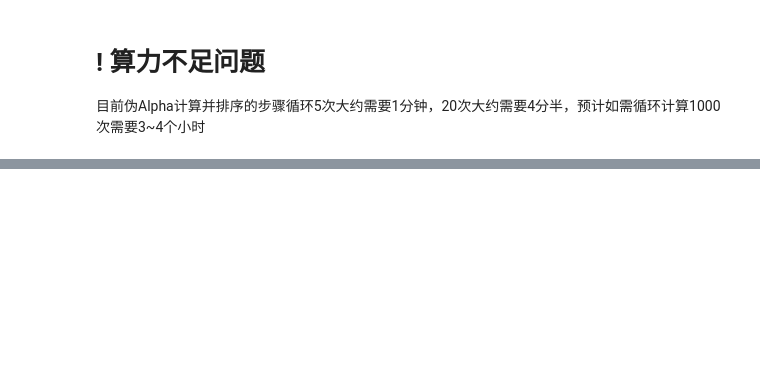
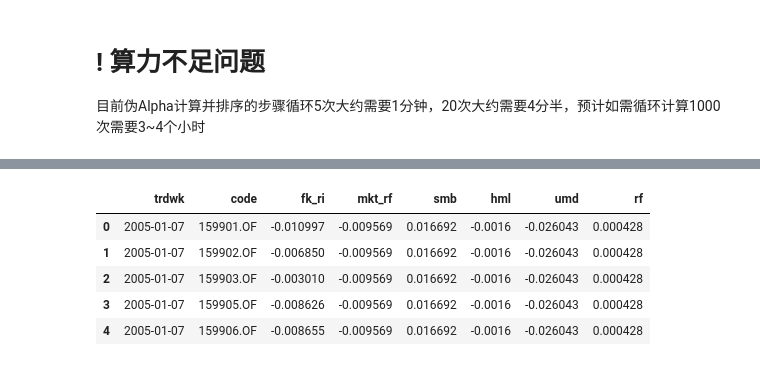
Before and after one commit to Zuochenhao0427/test01, a Jupyter notebook: script.ipynb, the cells around one changed output, grey strips where cells are left out. Cells and saved outputs as stored; diff of their text form; code cells hidden in the pictures; blank space fills up the shorter version.

```diff
--- a/script.ipynb
+++ b/script.ipynb
@@ -501,6 +377,0 @@ len(fmodel_spl)
-# %%
-f_spl = np.array(fmodel_spl)
-# %%
-columns = fmodel_spl.columns.values
-df = pd.DataFrame(f_spl, columns = columns)
-df.head(5)
@@ -521,3 +377,0 @@ len(df)
-# %%
-n = len(df)
-tmp_df = df.iloc[np.random.randint(n, size=n)]
@@ -569,0 +378,37 @@ tmp_df.reset_index(drop = True).rename(columns = {'index':'time_series'})
+# %%
+def f_sampling(fk_r_df, c_factors):
+    time = pd.DataFrame(fk_r_df['trdwk'].unique()).sort_values(by=0) # 保留原始时序标签
+
+    # 窄表变宽表
+    f_spl = fk_r_df.pivot_table(index='trdwk',
+                                columns = 'code',
+                                values = 'fk_r') # 行-时间，列-所有基金，单元格表示一只基金在一个时间点的伪回报率（回报减去alpha）
+    # 去掉宽表中的多层索引
+    f_spl1 = np.array(f_spl)
+    columns = f_spl.columns.values
+    f_spl_df = pd.DataFrame(f_spl1, columns = columns).fillna(0) # 补足某些基金在早期时间点上的NaN
+
+    # 按时间进行抽样
+    n = len(f_spl_df)
+    f_spl_df_b = f_spl_df.iloc[np.random.randint(n, size=n)].reset_index(drop=True) # 抽样完成后将打乱顺序的伪时间序列重新排序
+
+    # 宽表变窄表
+    f_spl_df_b_wide = pd.merge(f_spl_df_b,trdwk,left_index = True,right_index=True).rename(columns = {0:'trdwk'})
+    f_spl_df_b_long = f_spl_df_b_wide.set_index('trdwk').stack().reset_index()
+    f_spl_df_b_long.columns = ['trdwk', 'code', 'fk_ri']
+
+    # 抽样完成后与真实时间轴上的Cahart四因子按按时间索引进行合并
+    c_factors.reset_index(drop=True)
+    f_spl_df1 = pd.merge(f_spl_df_b_long, c_factors, how='left', on='trdwk').fillna(method='ffill')
+
+    return f_spl_df1
+# %%
+f = f_sampling(fmodel_1,c2)
+f.head(5)
+# %% [output]
+|  | trdwk | code | fk_ri | mkt_rf | smb | hml | umd | rf |
+| 0 | 2005-01-07 | 159901.OF | -0.010997 | -0.009569 | 0.016692 | -0.0016 | -0.026043 | 0.000428 |
+| 1 | 2005-01-07 | 159902.OF | -0.006850 | -0.009569 | 0.016692 | -0.0016 | -0.026043 | 0.000428 |
+| 2 | 2005-01-07 | 159903.OF | -0.003010 | -0.009569 | 0.016692 | -0.0016 | -0.026043 | 0.000428 |
+| 3 | 2005-01-07 | 159905.OF | -0.008626 | -0.009569 | 0.016692 | -0.0016 | -0.026043 | 0.000428 |
+| 4 | 2005-01-07 | 159906.OF | -0.008655 | -0.009569 | 0.016692 | -0.0016 | -0.026043 | 0.000428 |
```
Also changed, not shown: parts of 43 cells of this notebook, 1 other file.
